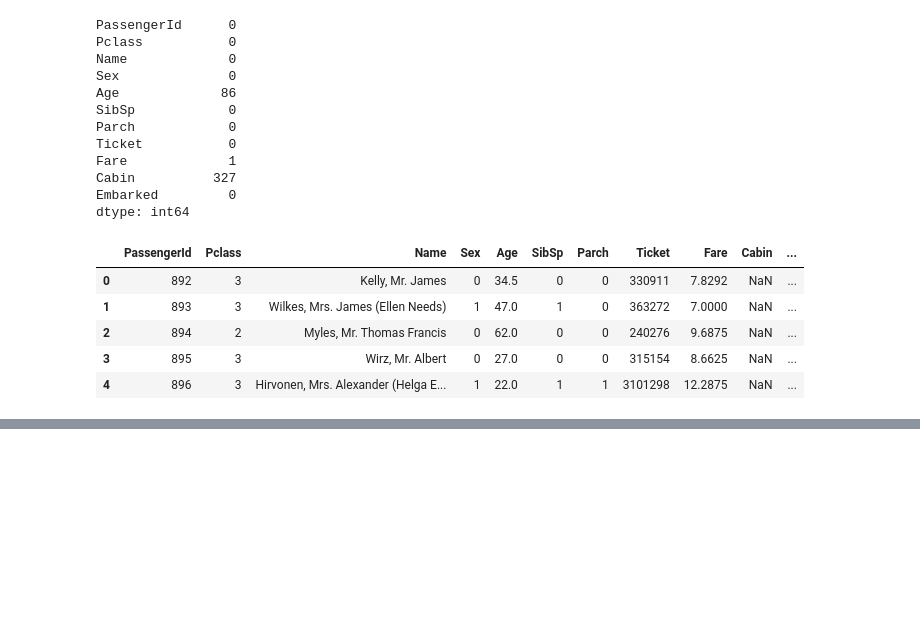
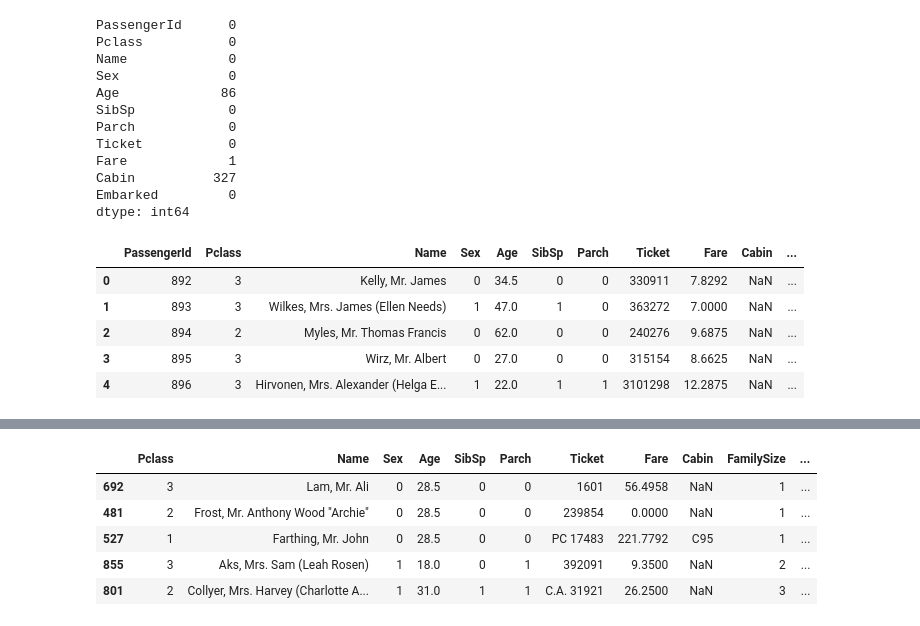
Before and after one commit to Shamil-lateef/titanic-kaggle, a Jupyter notebook: main.ipynb, the cells around one changed output, grey strips where cells are left out. Saved outputs shown, nothing was run; the diff lists cells and outputs as text; code cells hidden in the pictures; blank space fills up the shorter version.

```diff
--- a/main.ipynb
+++ b/main.ipynb
@@ -151,0 +234,37 @@ test.head()
+# %%
+from sklearn.preprocessing import OneHotEncoder
+
+encoder = OneHotEncoder(handle_unknown="ignore", sparse_output=False)
+
+embarked_train = encoder.fit_transform(X_train[["Embarked"]])
+embarked_valid = encoder.transform(X_valid[["Embarked"]])
+
+embarked_columns = encoder.get_feature_names_out(["Embarked"])
+
+
+embarked_train = pd.DataFrame(embarked_train,
+                              columns=embarked_columns,
+                              index=X_train.index)
+
+embarked_valid = pd.DataFrame(embarked_valid,
+                              columns=embarked_columns,
+                              index=X_valid.index)
+
+X_train = pd.concat(
+    [X_train.drop(columns="Embarked"), embarked_train],
+    axis=1
+)
+
+X_valid = pd.concat(
+    [X_valid.drop(columns="Embarked"), embarked_valid],
+    axis=1
+)
+# %%
+X_train.head()
+# %% [output]
+|  | Pclass | Name | Sex | Age | SibSp | Parch | Ticket | Fare | Cabin | FamilySize | ... |
+| 692 | 3 | Lam, Mr. Ali | 0 | 28.5 | 0 | 0 | 1601 | 56.4958 | NaN | 1 | ... |
+| 481 | 2 | Frost, Mr. Anthony Wood "Archie" | 0 | 28.5 | 0 | 0 | 239854 | 0.0000 | NaN | 1 | ... |
+| 527 | 1 | Farthing, Mr. John | 0 | 28.5 | 0 | 0 | PC 17483 | 221.7792 | C95 | 1 | ... |
+| 855 | 3 | Aks, Mrs. Sam (Leah Rosen) | 1 | 18.0 | 0 | 1 | 392091 | 9.3500 | NaN | 2 | ... |
+| 801 | 2 | Collyer, Mrs. Harvey (Charlotte A... | 1 | 31.0 | 1 | 1 | C.A. 31921 | 26.2500 | NaN | 3 | ... |
```
Also changed, not shown: parts of 12 cells of this notebook, 1 other file.
